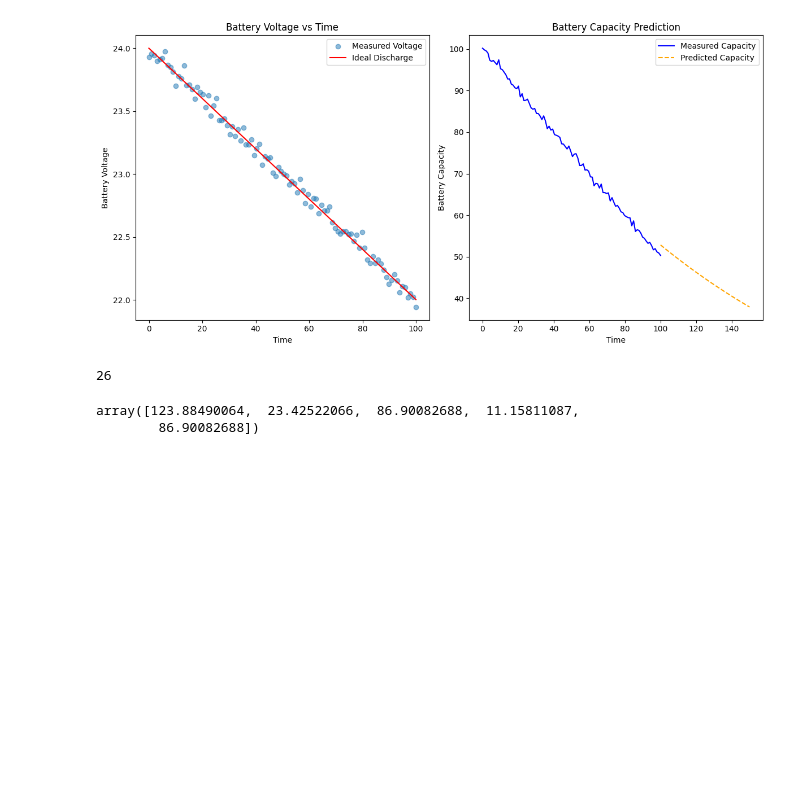
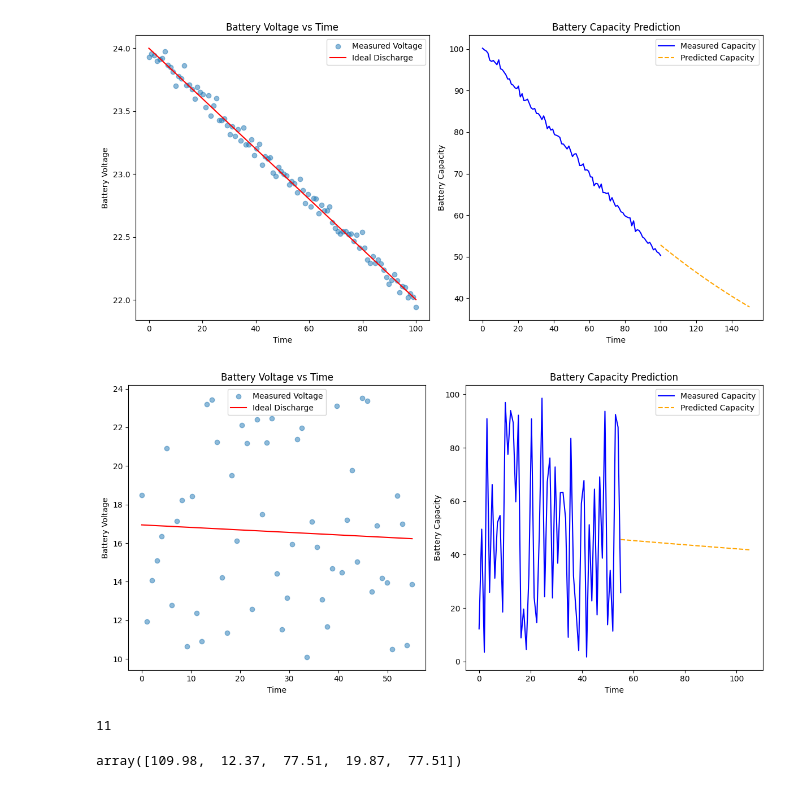
Before and after one commit to Luna-Tsuki-S/battery_charter, a Jupyter notebook: PPO.ipynb, the cells around one changed output. Drawn from its saved outputs; the diff is of its cells as text; code cells hidden in the pictures; blank space fills up the shorter version.

```diff
--- a/PPO.ipynb
+++ b/PPO.ipynb
@@ -298,6 +619,76 @@ plt.tight_layout()
 plt.show()
 # %% [output]
 [figure]
+# %%
+import numpy as np
+import pandas as pd
+import matplotlib.pyplot as plt
+from scipy.optimize import curve_fit
+
+# battery_history_data_simulation
+time = np.linspace(0, 55, 55)
+dt = open('/content/unhealthy_battery_data.csv', 'r', encoding='utf-8')
+
+dt = pd.read_csv(dt)
+
+dt
+data = pd.DataFrame({
+    "Time": time,
+    "Input Voltage": dt.input_voltage,
+    "Battery Voltage": dt.battery_voltage,
+    "Battery Capacity": dt.battery_capacity,
+    "Load Level": dt.load_level
+})
+
+# Define_the_ideal_battery_discharge_curve (assuming linear decay)
+def discharge_curve(t, V_nom, k):
+    return V_nom - k * t
+
+# simulate_the_ideal_discharge_curve
+params, _ = curve_fit(discharge_curve, data["Time"], data["Battery Voltage"])
+V_nom_fit, k_fit = params
+
+# 計算 SOH（電池健康狀態）
+def calculate_soh(current_capacity, initial_capacity=100):
+    return (current_capacity / initial_capacity) * 100
+
+data["SOH"] = calculate_soh(data["Battery Capacity"])
+
+# Exponential_decay_model_to_predict_future_capacity
+def exp_decay(t, C0, lambda_):
+    return C0 * np.exp(-lambda_ * t)
+
+# 擬合指數衰減曲線
+exp_params, _ = curve_fit(exp_decay, data["Time"], data["Battery Capacity"], p0=(100, 0.01))
+C0_fit, lambda_fit = exp_params
+
+# pridict_50_point_of_time
+time_future = np.linspace(55, 105, 55)
+predicted_capacity = exp_decay(time_future, C0_fit, lambda_fit)
+
+# 繪圖
+plt.figure(figsize=(12, 6))
+
+plt.subplot(1, 2, 1)
+plt.scatter(data["Time"], data["Battery Voltage"], label="Measured Voltage", alpha=0.5)
+plt.plot(data["Time"], discharge_curve(data["Time"], V_nom_fit, k_fit), label="Ideal Discharge", color='red')
+plt.xlabel("Time")
+plt.ylabel("Battery Voltage")
+plt.legend()
+plt.title("Battery Voltage vs Time")
+
+plt.subplot(1, 2, 2)
+plt.plot(data["Time"], data["Battery Capacity"], label="Measured Capacity", color='blue')
+plt.plot(time_future, predicted_capacity, label="Predicted Capacity", linestyle='dashed', color='orange')
+plt.xlabel("Time")
+plt.ylabel("Battery Capacity")
+plt.title("Battery Capacity Prediction")
+plt.legend()
+
+plt.tight_layout()
+plt.show()
+# %% [output]
+[figure, added]
 # %%
 import numpy as np
 from scipy.spatial.distance import cdist
@@ -310,9 +701,8 @@ B_idea_index = np.argmax(cosine_similarity)
 print(B_idea_index)
 relevant_data[B_idea_index]
 # %% [output]
-26
+11
-array([123.88490064,  23.42522066,  86.90082688,  11.15811087,
-        86.90082688])
+array([109.98,  12.37,  77.51,  19.87,  77.51])
 # %%
 import numpy as np
 import torch
```
Also changed, not shown: parts of 11 cells of this notebook, 1 other file.
